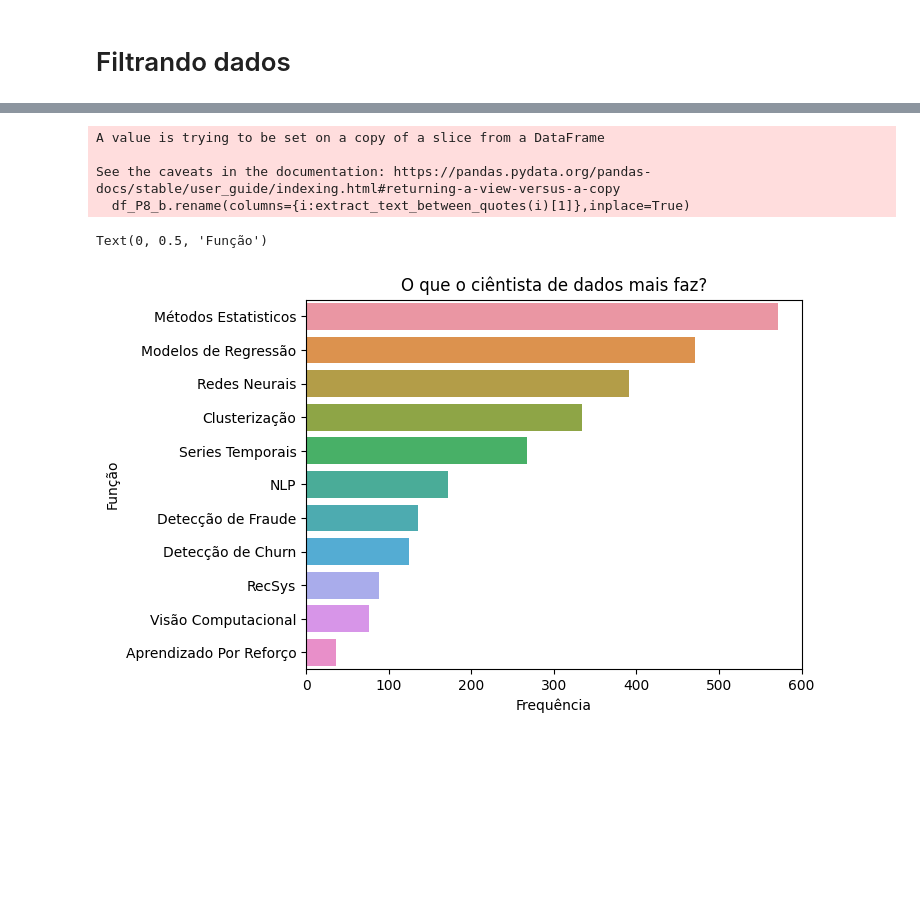
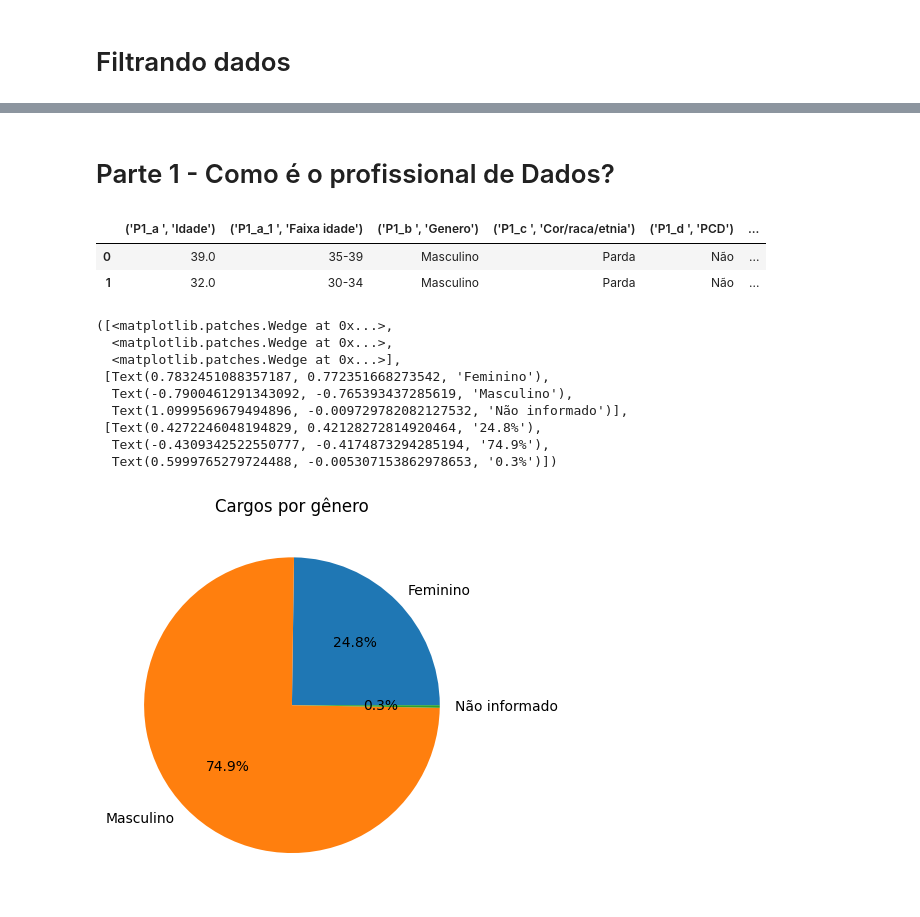
Before and after one commit to dallaqua/Trabalho_Santander_Coders_TPI, a Jupyter notebook: analise_mercado_dados_2022.ipynb, the cells around one changed output, grey strips where cells are left out. Cells and saved outputs as stored; diff of their text form; code cells hidden in the pictures; blank space fills up the shorter version.

```diff
--- a/analise_mercado_dados_2022.ipynb
+++ b/analise_mercado_dados_2022.ipynb
@@ -15,2 +8,2 @@ def extract_text_between_quotes(string):
 # %%
-dados = pd.read_csv('State_of_data_2022.csv')
+dados = pd.read_csv('https://raw.githubusercontent.com/dallaqua/Trabalho_Santander_Coders_TPI/main/State_of_data_2022.csv?token=GHSAT0AAAAAACF5XZ2SM7GINSJE4GNCQZSSZG3U72A', sep = ',')
@@ -261,44 +77,24 @@ Text(0, 0.5, 'Função')
-# %%
-df_P8_b = parte_8.filter(like='P8_b_',axis=1)
-
-for i in df_P8_b.columns:
-    df_P8_b.rename(columns={i:extract_text_between_quotes(i)[1]},inplace=True)
-
-df_P8_b_rename_dict = {'Utilizo modelos de regressão (linear, logística, GLM)':'Modelos de Regressão',
-'Utilizo redes neurais ou modelos baseados em árvore para criar modelos de classificação':'Redes Neurais',
-'Desenvolvo sistemas de recomendação (RecSys)':'RecSys',
-'Utilizo métodos estatísticos Bayesianos para analisar dados':'Métodos Estatisticos',
-'Utilizo técnicas de NLP (Natural Language Processing) para análisar dados não-estruturados':'NLP',
-'Utilizo métodos estatísticos clássicos (Testes de hipótese, análise multivariada, sobrevivência, dados longitudinais, inferência estatistica) para analisar dados':'Métodos Estatisticos',
-'Utilizo cadeias de Markov ou HMM':'Métodos Estatisticos',
-'Desenvolvo técnicas de Clusterização (K-means, Spectral, DBScan etc)':'Clusterização',
-'Realizo previsões através de modelos de Séries Temporais (Time Series)':'Series Temporais',
-'Utilizo modelos de Reinforcement Learning (aprendizado por reforço)':'Aprendizado Por Reforço',
-'Utilizo modelos de Machine Learning para detecção de fraude':'Detecção de Fraude',
-'Utilizo métodos de Visão Computacional':'Visão Computacional',
-'Utilizo modelos de Detecção de Churn':'Detecção de Churn'}
-
-df_P8_b = df_P8_b.rename(columns=df_P8_b_rename_dict)
-
-df_P8_b = df_P8_b.transpose().apply(lambda col: col.sum(), axis=1)
-
-df_P8_b = df_P8_b.reset_index()
-df_P8_b.columns = ['Desc', 'Soma']
-df_P8_b = df_P8_b.sort_values('Soma',ascending=False)
-
-df_P8_b_top = df_P8_b.groupby('Desc',as_index=False).sum().sort_values('Soma',ascending=False)
-
-df_P8_b_top
-
-#Gráfico de barra
-sns.barplot(df_P8_b_top,y='Desc',x='Soma')
-plt.title('O que o ciêntista de dados mais faz?')
-plt.xlabel('Frequência')
-plt.ylabel('Função')
-# %% [output]
-A value is trying to be set on a copy of a slice from a DataFrame
-
-See the caveats in the documentation: https://pandas.pydata.org/pandas-docs/stable/user_guide/indexing.html#returning-a-view-versus-a-copy
-  df_P8_b.rename(columns={i:extract_text_between_quotes(i)[1]},inplace=True)
-Text(0, 0.5, 'Função')
-[figure, removed]
+# %% [markdown]
+# Parte 1 - Como é o profissional de Dados?
+# %%
+parte_1.head(2)
+# %% [output]
+|  | ('P1_a ', 'Idade') | ('P1_a_1 ', 'Faixa idade') | ('P1_b ', 'Genero') | ('P1_c ', 'Cor/raca/etnia') | ('P1_d ', 'PCD') | ... |
+| 0 | 39.0 | 35-39 | Masculino | Parda | Não | ... |
+| 1 | 32.0 | 30-34 | Masculino | Parda | Não | ... |
+# %%
+genero = parte_1.groupby("('P1_b ', 'Genero')")["('P1_b ', 'Genero')"].count()
+labels = 'Feminino', 'Masculino',  'Não informado'
+plt.title('Cargos por gênero')
+plt.pie(genero, labels = labels, autopct='%1.1f%%')
+# %% [output]
+([<matplotlib.patches.Wedge at 0x...>,
+  <matplotlib.patches.Wedge at 0x...>,
+  <matplotlib.patches.Wedge at 0x...>],
+ [Text(0.7832451088357187, 0.772351668273542, 'Feminino'),
+  Text(-0.7900461291343092, -0.765393437285619, 'Masculino'),
+  Text(1.0999569679494896, -0.009729782082127532, 'Não informado')],
+ [Text(0.4272246048194829, 0.42128272814920464, '24.8%'),
+  Text(-0.4309342522550777, -0.4174873294285194, '74.9%'),
+  Text(0.5999765279724488, -0.005307153862978653, '0.3%')])
+[figure, added]
```
Also changed, not shown: parts of 19 cells of this notebook.
